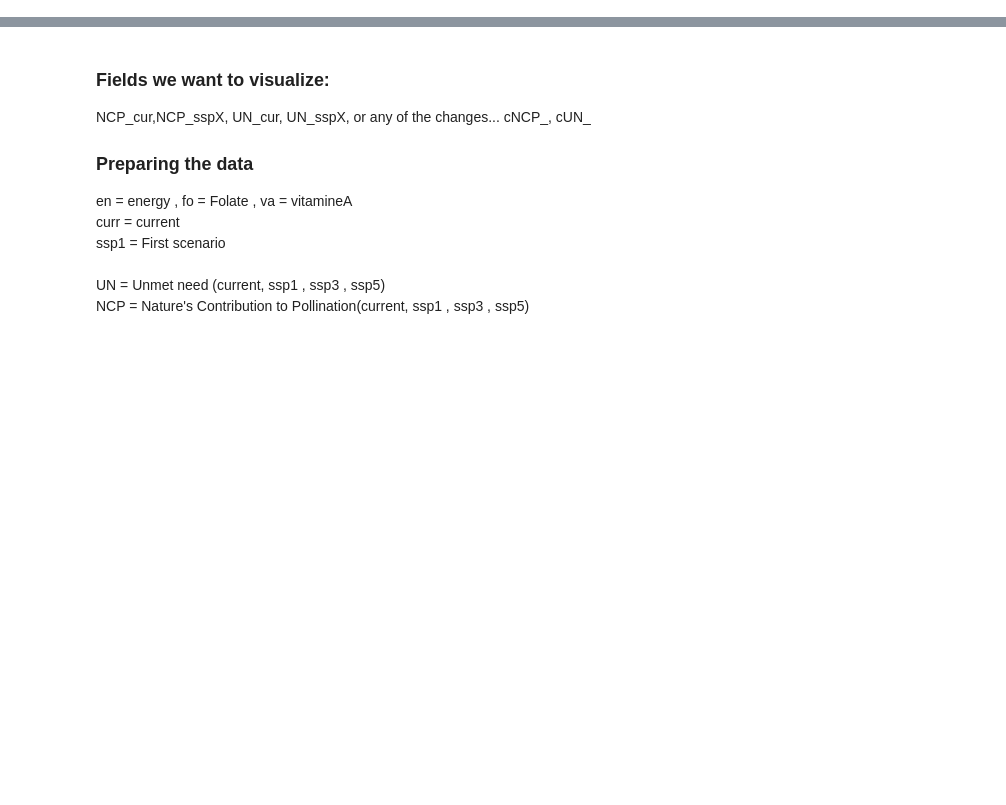
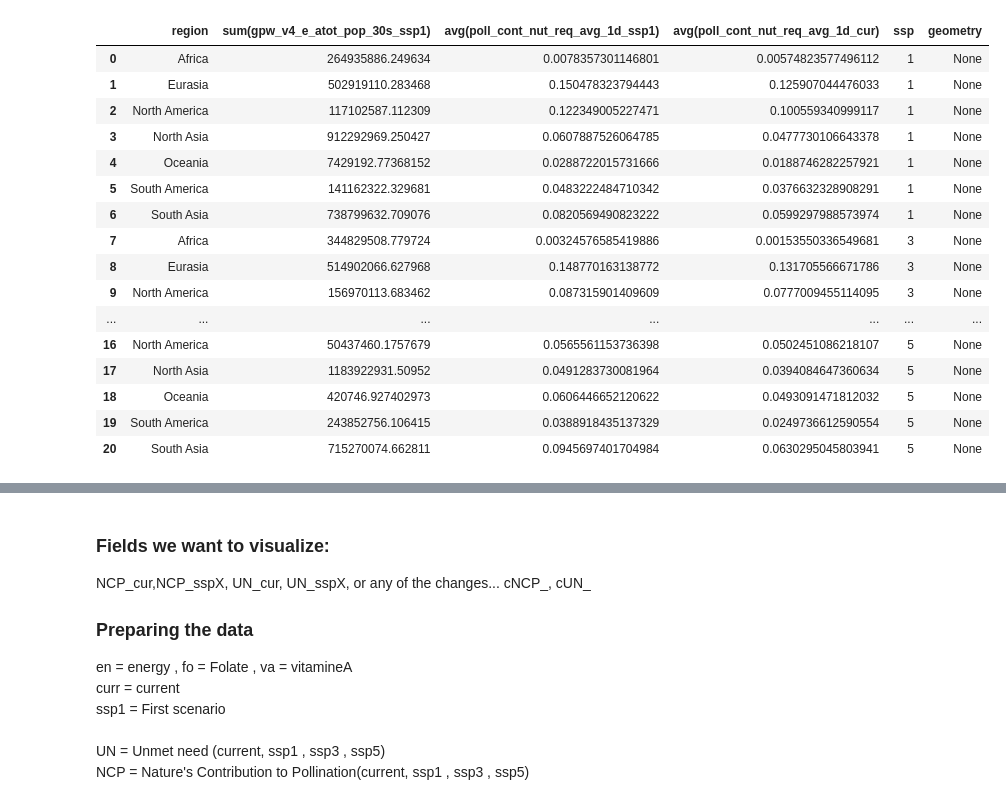
Before and after one commit to AhmedAhres/AhmedAhres.github.io, a Jupyter notebook: DataExploration.ipynb, the cells around one changed output, grey strips where cells are left out. Cells and saved outputs as stored; diff of their text form; code cells hidden in the pictures; blank space fills up the shorter version.

```diff
--- a/DataExploration.ipynb
+++ b/DataExploration.ipynb
@@ -22,0 +47,20 @@ all_datasets['relevant_population']
+# %%
+all_datasets['region_ncpsummary_positive']
+# %% [output]
+|  | region | sum(gpw_v4_e_atot_pop_30s_ssp1) | avg(poll_cont_nut_req_avg_1d_ssp1) | avg(poll_cont_nut_req_avg_1d_cur) | ssp | geometry |
+| 0 | Africa | 264935886.249634 | 0.0078357301146801 | 0.00574823577496112 | 1 | None |
+| 1 | Eurasia | 502919110.283468 | 0.150478323794443 | 0.125907044476033 | 1 | None |
+| 2 | North America | 117102587.112309 | 0.122349005227471 | 0.100559340999117 | 1 | None |
+| 3 | North Asia | 912292969.250427 | 0.0607887526064785 | 0.0477730106643378 | 1 | None |
+| 4 | Oceania | 7429192.77368152 | 0.0288722015731666 | 0.0188746282257921 | 1 | None |
+| 5 | South America | 141162322.329681 | 0.0483222484710342 | 0.0376632328908291 | 1 | None |
+| 6 | South Asia | 738799632.709076 | 0.0820569490823222 | 0.0599297988573974 | 1 | None |
+| 7 | Africa | 344829508.779724 | 0.00324576585419886 | 0.00153550336549681 | 3 | None |
+| 8 | Eurasia | 514902066.627968 | 0.148770163138772 | 0.131705566671786 | 3 | None |
+| 9 | North America | 156970113.683462 | 0.087315901409609 | 0.0777009455114095 | 3 | None |
+| ... | ... | ... | ... | ... | ... | ... |
+| 16 | North America | 50437460.1757679 | 0.0565561153736398 | 0.0502451086218107 | 5 | None |
+| 17 | North Asia | 1183922931.50952 | 0.0491283730081964 | 0.0394084647360634 | 5 | None |
+| 18 | Oceania | 420746.927402973 | 0.0606446652120622 | 0.0493091471812032 | 5 | None |
+| 19 | South America | 243852756.106415 | 0.0388918435137329 | 0.0249736612590554 | 5 | None |
+| 20 | South Asia | 715270074.662811 | 0.0945697401704984 | 0.0630295045803941 | 5 | None |
```
Also changed, not shown: parts of 12 cells of this notebook, 6 other files.
